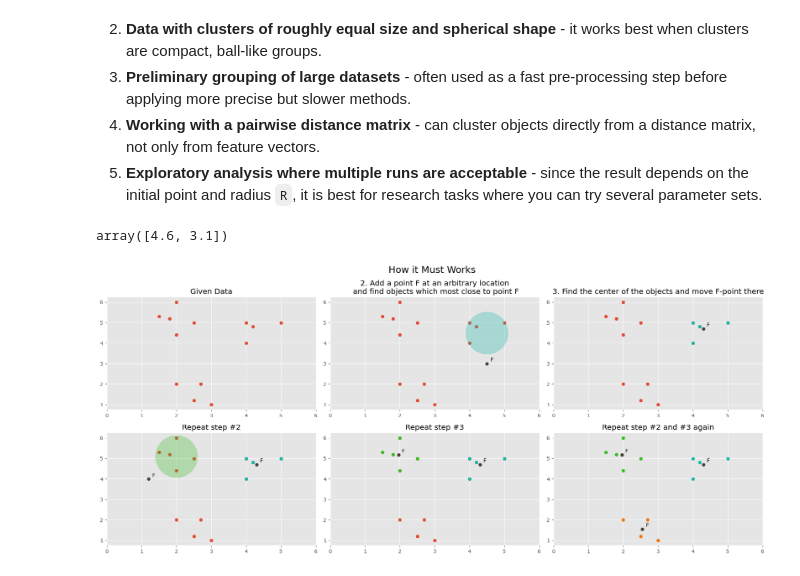
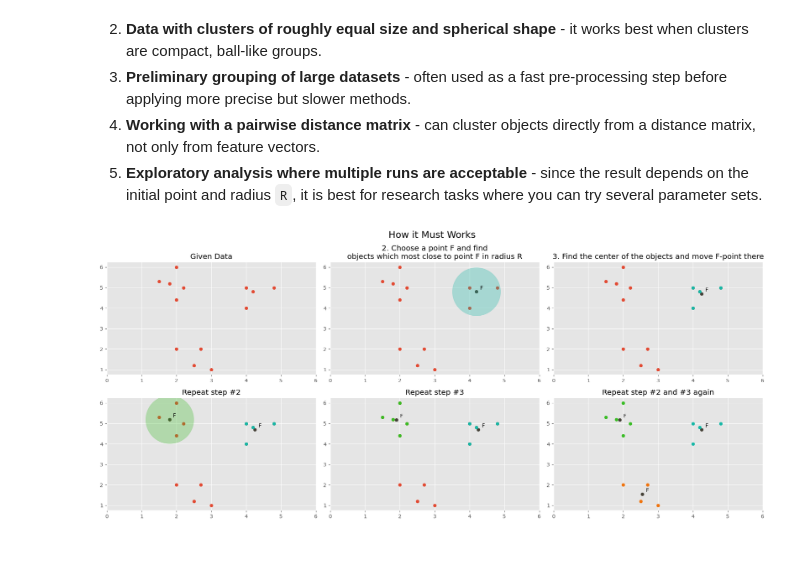
Before and after one commit to fadeeva/nakedML, a Jupyter notebook: MLnotes/004_Clustering.ipynb, the cells around one changed output. Saved outputs shown, nothing was run; the diff lists cells and outputs as text; code cells hidden in the pictures.

```diff
--- a/MLnotes/004_Clustering.ipynb
+++ b/MLnotes/004_Clustering.ipynb
@@ -546,18 +545,14 @@ Best suited for:
 3. **Preliminary grouping of large datasets** - often used as a fast pre-processing step before applying more precise but slower methods.
 4. **Working with a pairwise distance matrix** - can cluster objects directly from a distance matrix, not only from feature vectors.
 5. **Exploratory analysis where multiple runs are acceptable** - since the result depends on the initial point and radius `R`, it is best for research tasks where you can try several parameter sets.
-# %%
-f[0]+.1
-# %% [output]
-array([4.6, 3.1])
 # %%
 cluster_1 = np.array([
-    [1.8, 2, 1.5, 2.5, 2,],
+    [1.8, 2, 1.5, 2.2, 2,],
     [5.2, 6, 5.3, 5.0, 4.4,]
 ])
 
 cluster_2 = np.array([
-    [4, 4, 4.2, 5,],
+    [4, 4, 4.2, 4.8,],
     [5, 4, 4.8, 5,]
 ])
 
@@ -574,7 +569,8 @@ clst_cls = [
 
 data = np.hstack([cluster_1, cluster_2, cluster_3])
 
-f = np.array([[4.5, 3], [1.2, 4]])
+f = np.array([[4.2, 4.8], [1.8, 5.2]])
+R = 8500
 f_cls = '#454137';
 centers = [cl.sum(axis=1)/cl[0].size for cl in [cluster_1, cluster_2, cluster_3]]
 
@@ -587,9 +583,9 @@ axs[0, 0].set_title('Given Data')
 axs[0, 1].scatter(data[0], data[1])
 axs[0, 1].scatter(f[0][0], f[0][1], c=f_cls)
 axs[0, 1].annotate('F', xy=f[0], xytext=f[0]+.1)
-axs[0, 1].scatter(4.5, 4.5, s=6500, alpha=.3, c=clst_cls[0])
+axs[0, 1].scatter(f[0][0], f[0][1], s=R, alpha=.3, c=clst_cls[0])
 axs[0, 1].set_xlim(0, 6)
-axs[0, 1].set_title('2. Add a point F at an arbitrary location\n and find objects which most close to point F')
+axs[0, 1].set_title('2. Choose a point F and find\nobjects which most close to point F in radius R')
 
 axs[0, 2].scatter(data[0], data[1])
 axs[0, 2].scatter(centers[1][0], centers[1][1], c=f_cls)
@@ -603,34 +599,34 @@ axs[1, 0].scatter(centers[1][0], centers[1][1], c=f_cls)
 axs[1, 0].annotate('F', xy=centers[1], xytext=centers[1]+.1)
 axs[1, 0].scatter(f[1][0], f[1][1], c=f_cls)
 axs[1, 0].annotate('F', xy=f[1], xytext=f[1]+.1)
-axs[1, 0].scatter(2, 5.1, s=6500, alpha=.3, c=clst_cls[1])
+axs[1, 0].scatter(f[1][0], f[1][1], s=R, alpha=.3, c=clst_cls[1])
 axs[1, 0].scatter(cluster_2[0], cluster_2[1], c=clst_cls[0])
 axs[1, 0].set_xlim(0, 6)
 axs[1, 0].set_title('Repeat step #2')
 
 axs[1, 1].scatter(data[0], data[1])
 axs[1, 1].scatter(centers[1][0], centers[1][1], c=f_cls)
 axs[1, 1].annotate('F', xy=centers[1], xytext=centers[1]+.1)
 axs[1, 1].scatter(centers[0][0], centers[0][1], c=f_cls)
 axs[1, 1].annotate('F', xy=centers[0], xytext=centers[0]+.1)
 axs[1, 1].scatter(cluster_1[0], cluster_1[1], c=clst_cls[1])
 axs[1, 1].scatter(cluster_2[0], cluster_2[1], c=clst_cls[0])
 axs[1, 1].set_xlim(0, 6)
 axs[1, 1].set_title('Repeat step #3')
 
 axs[1, 2].scatter(centers[1][0], centers[1][1], c=f_cls)
 axs[1, 2].annotate('F', xy=centers[1], xytext=centers[1]+.1)
 axs[1, 2].scatter(centers[0][0], centers[0][1], c=f_cls)
 axs[1, 2].annotate('F', xy=centers[0], xytext=centers[0]+.1)
 axs[1, 2].scatter(centers[2][0], centers[2][1], c=f_cls)
 axs[1, 2].annotate('F', xy=centers[2], xytext=centers[2]+.1)
 axs[1, 2].scatter(cluster_1[0], cluster_1[1], c=clst_cls[1])
 axs[1, 2].scatter(cluster_2[0], cluster_2[1], c=clst_cls[0])
 axs[1, 2].scatter(cluster_3[0], cluster_3[1], c=clst_cls[2])
 axs[1, 2].set_xlim(0, 6)
 axs[1, 2].set_title('Repeat step #2 and #3 again')
 
 fig.suptitle('How it Must Works', fontsize=18)
 plt.tight_layout()
 # %% [output]
-[figure, old version]
+[figure, new version]
```
Also changed, not shown: parts of 1 cell of this notebook.
